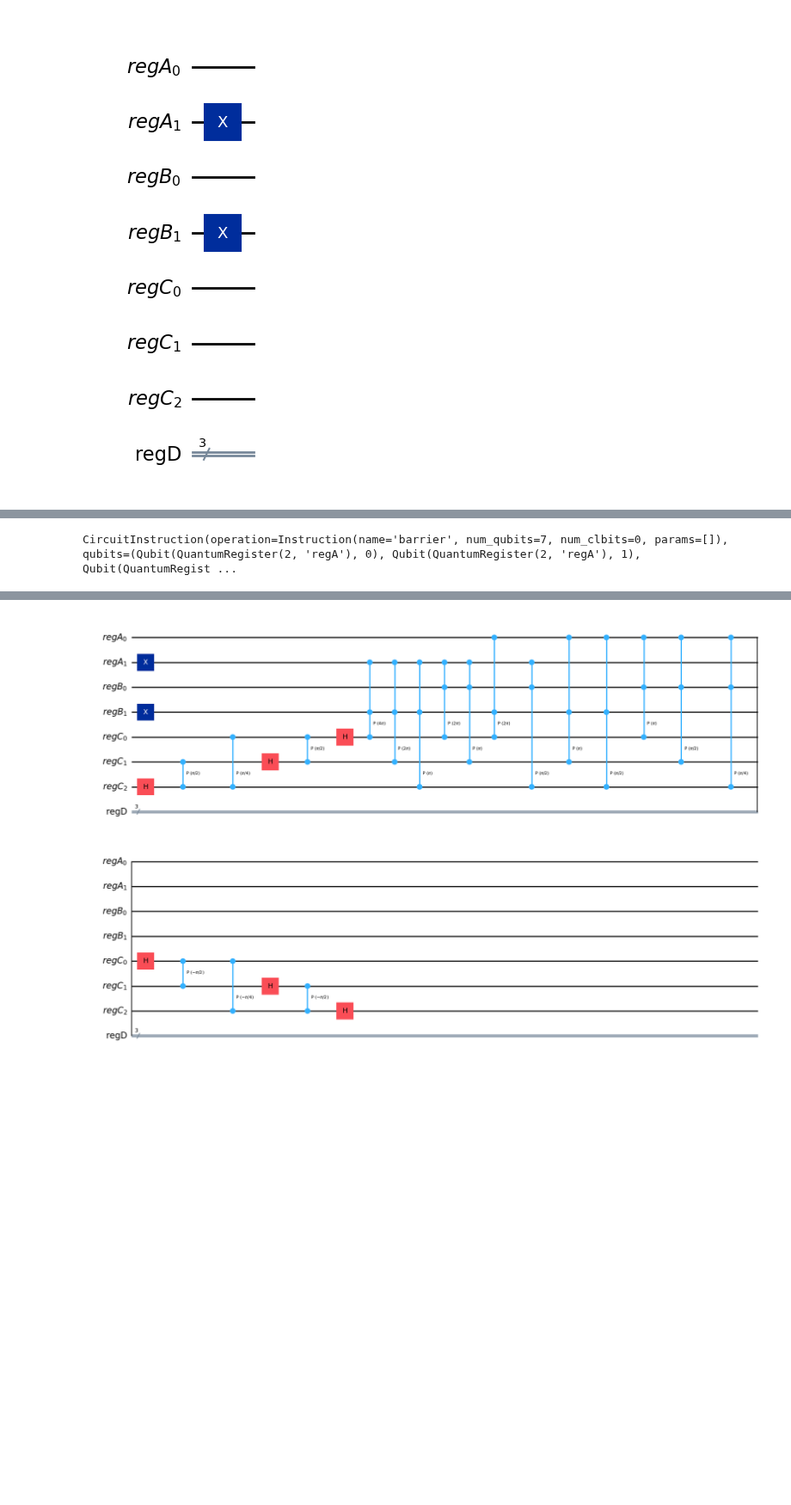
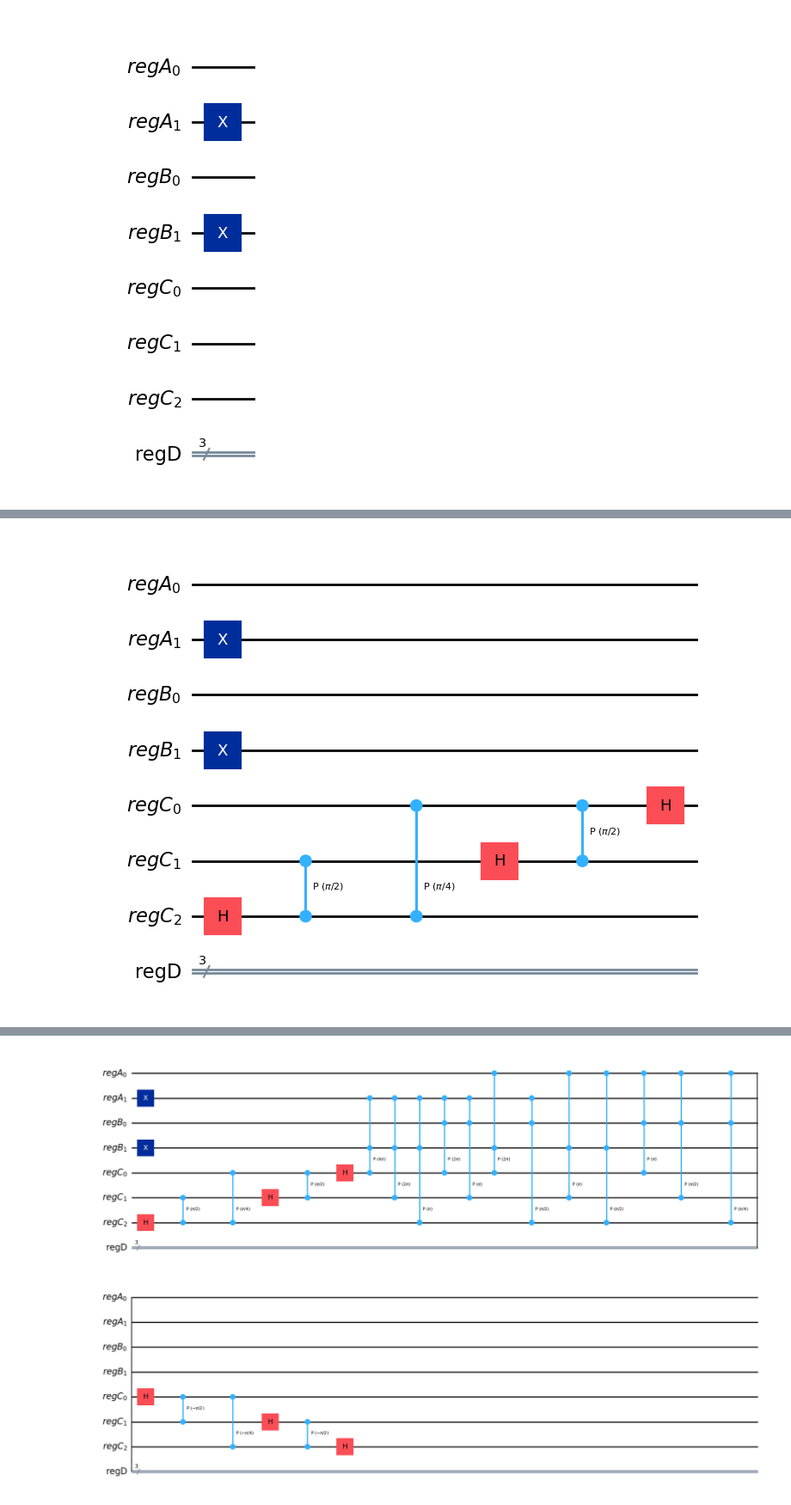
Before and after one commit to mforgo/Quantum-Examples, a Jupyter notebook: RGQFTMultiplier.ipynb, the cells around one changed output, grey strips where cells are left out. Shown at 86% size. Cells and saved outputs as stored; diff of their text form; code cells hidden in the pictures; blank space fills up the shorter version.

```diff
--- a/RGQFTMultiplier.ipynb
+++ b/RGQFTMultiplier.ipynb
@@ -151,8 +198,9 @@ qc.draw("mpl")
 # %%
 for target in range(maxInputLength, -1, -1):
     qc.h(regC[target])
     for control in range(target-1, -1, -1):
         qc.cp(math.pi*(2**(control-target)), regC[target], regC[control])
 qc.barrier()
+qc.draw("mpl", plot_barriers=False)
 # %% [output]
-CircuitInstruction(operation=Instruction(name='barrier', num_qubits=7, num_clbits=0, params=[]), qubits=(Qubit(QuantumRegister(2, 'regA'), 0), Qubit(QuantumRegister(2, 'regA'), 1), Qubit(QuantumRegist ...
+[figure, added]
```
Also changed, not shown: parts of 13 cells of this notebook.
